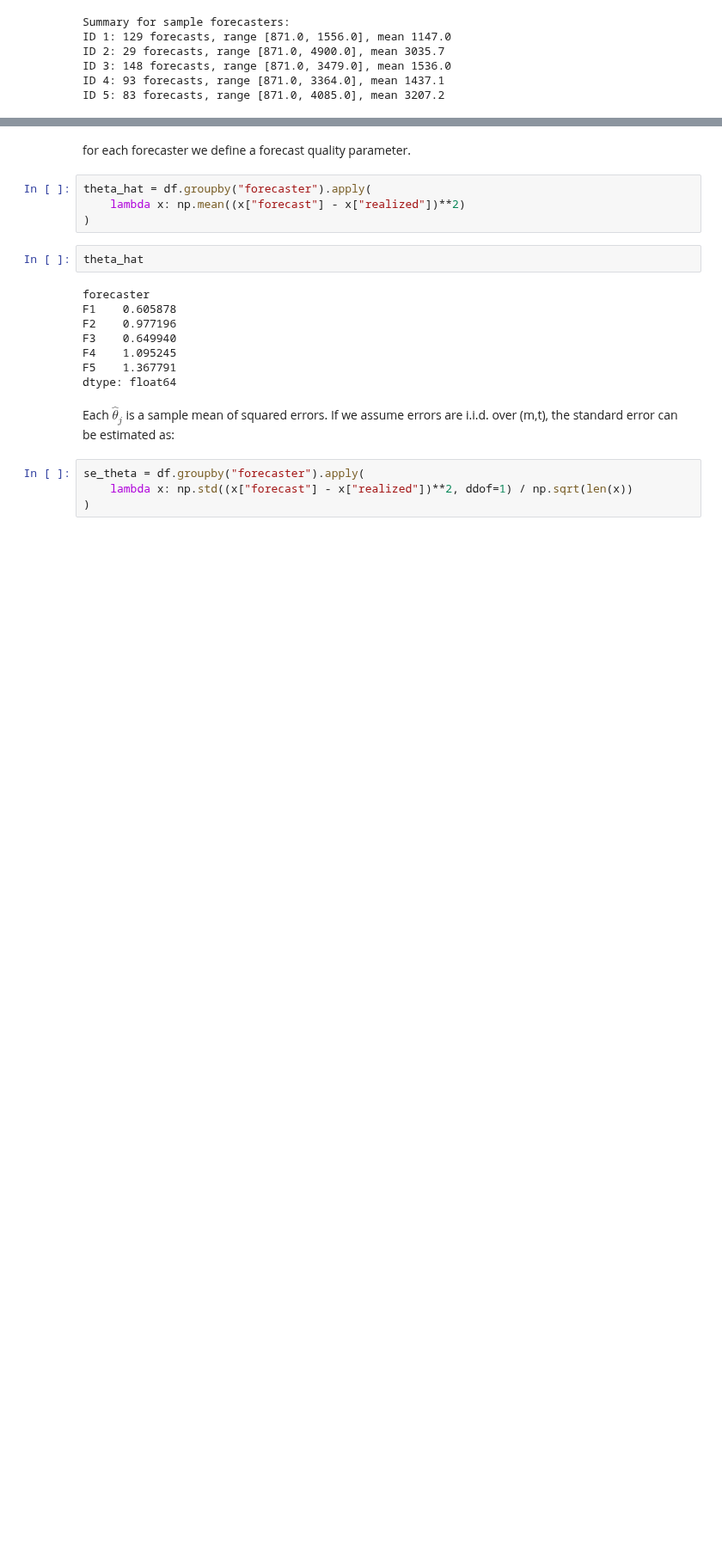
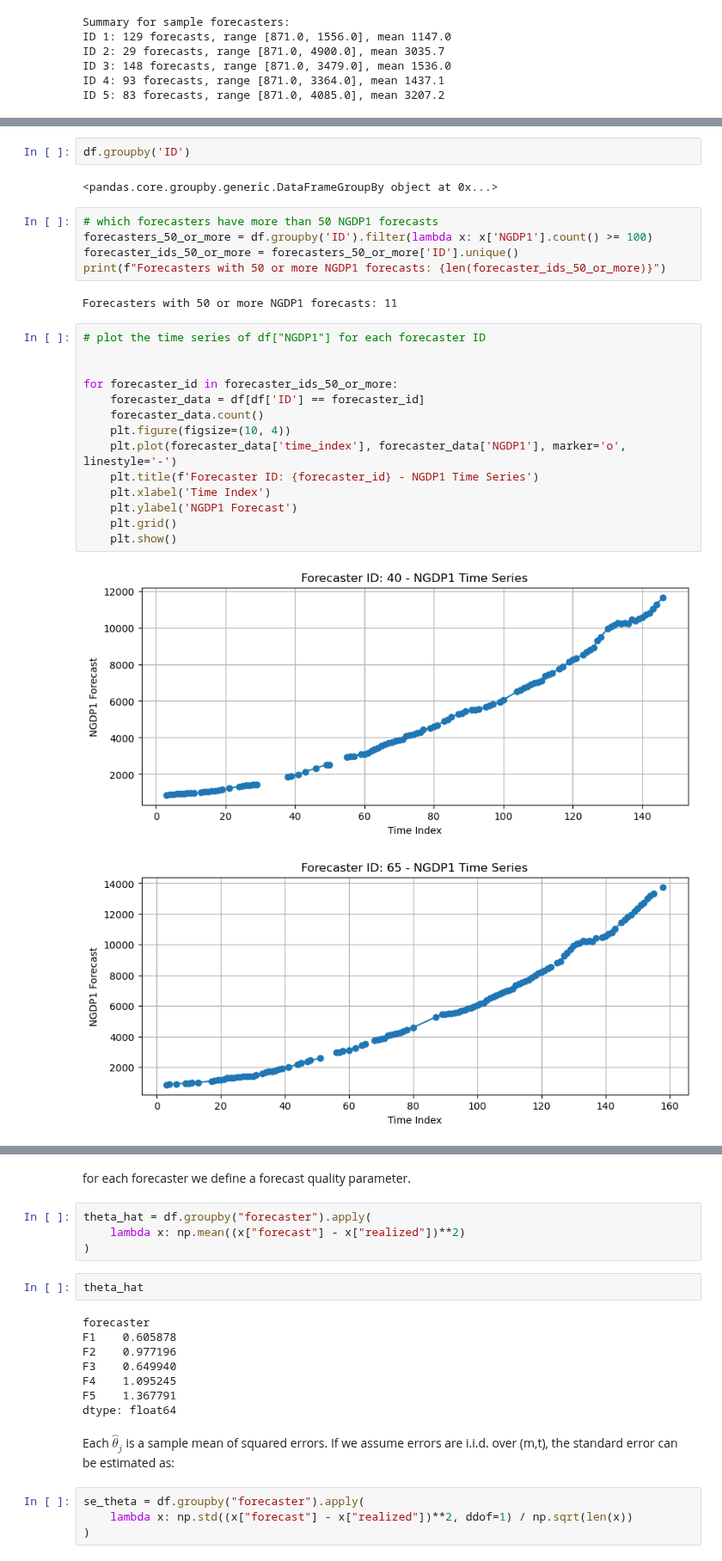
Before and after one commit to ParimahSafarian/ranks-inference-forecasters, a Jupyter notebook: notebooks/Main.ipynb, the cells around one changed output, grey strips where cells are left out. Shown at 86% size. Cells and saved outputs as stored; diff of their text form; blank space fills up the shorter version.

```diff
--- a/notebooks/Main.ipynb
+++ b/notebooks/Main.ipynb
@@ -398,0 +601,28 @@ Median longest consecutive run: 4 periods
+# %%
+df.groupby('ID')
+# %% [output]
+<pandas.core.groupby.generic.DataFrameGroupBy object at 0x...>
+# %%
+# which forecasters have more than 50 NGDP1 forecasts
+forecasters_50_or_more = df.groupby('ID').filter(lambda x: x['NGDP1'].count() >= 100)
+forecaster_ids_50_or_more = forecasters_50_or_more['ID'].unique()
+print(f"Forecasters with 50 or more NGDP1 forecasts: {len(forecaster_ids_50_or_more)}")
+# %% [output]
+Forecasters with 50 or more NGDP1 forecasts: 11
+# %%
+# plot the time series of df["NGDP1"] for each forecaster ID
+
+
+for forecaster_id in forecaster_ids_50_or_more:
+    forecaster_data = df[df['ID'] == forecaster_id]
+    forecaster_data.count()
+    plt.figure(figsize=(10, 4))
+    plt.plot(forecaster_data['time_index'], forecaster_data['NGDP1'], marker='o', linestyle='-')
+    plt.title(f'Forecaster ID: {forecaster_id} - NGDP1 Time Series')
+    plt.xlabel('Time Index')
+    plt.ylabel('NGDP1 Forecast')
+    plt.grid()
+    plt.show()
+# %% [output]
+[figure, added]
+[figure, added]
```
Also changed, not shown: parts of 9 cells of this notebook, 2 other files.
